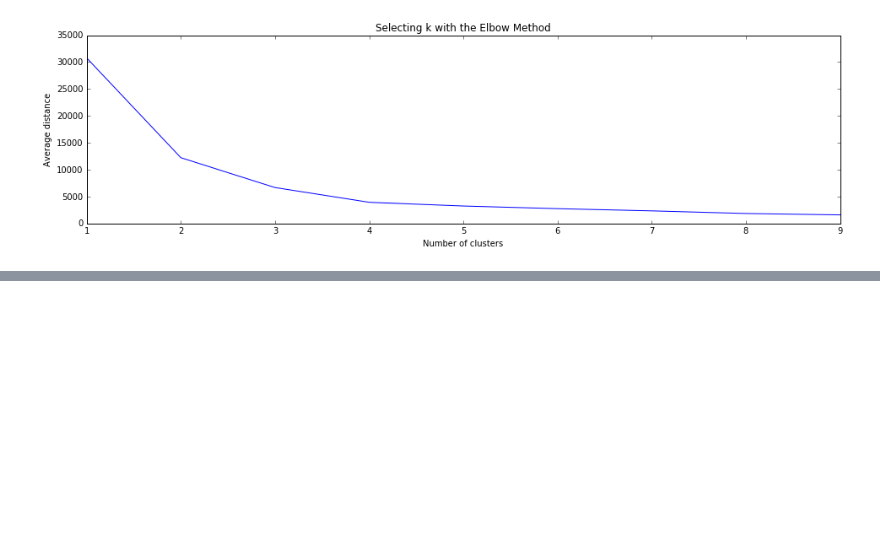
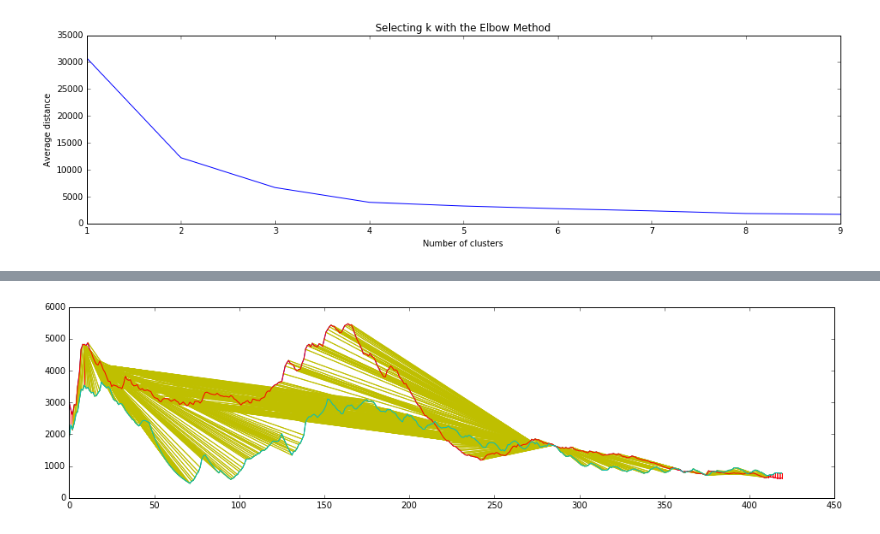
Before and after one commit to vslovik/dm, a Jupyter notebook: time_series/killbill4.ipynb, the cells around one changed output, grey strips where cells are left out. Drawn from its saved outputs; the diff is of its cells as text; code cells hidden in the pictures; blank space fills up the shorter version.

```diff
--- a/time_series/killbill4.ipynb
+++ b/time_series/killbill4.ipynb
@@ -513,4 +513,4 @@ plt.show()
 # %%
-labels = km.predict(my_series.T)
+labels = km.predict(series.T)
 labels
 # %% [output]
@@ -546,0 +645,14 @@ clusters
+# %%
+ll=path
+yshift = 10
+for i in range(len(ll[0])):
+    if ll[0][i] == ll[1][i]:
+        col = 'r-'
+    else:
+        col = 'y-'
+    plt.plot([ ll[1][i], ll[0][i] ] , [ Illinois[ll[1][i]], California[ll[0][i]]+yshift ], col)
+plt.plot(California+yshift)
+plt.plot(Illinois)
+plt.show()
+# %% [output]
+[figure, added]
```
Also changed, not shown: parts of 20 cells of this notebook.
